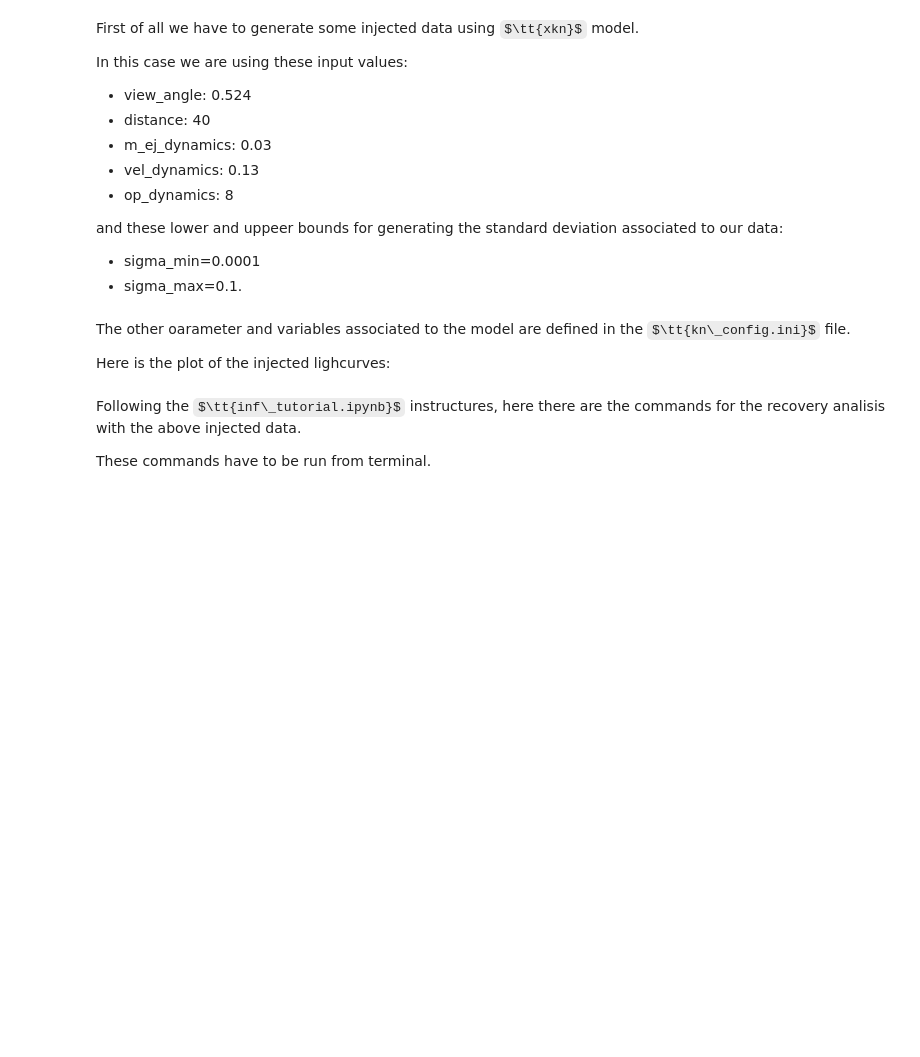
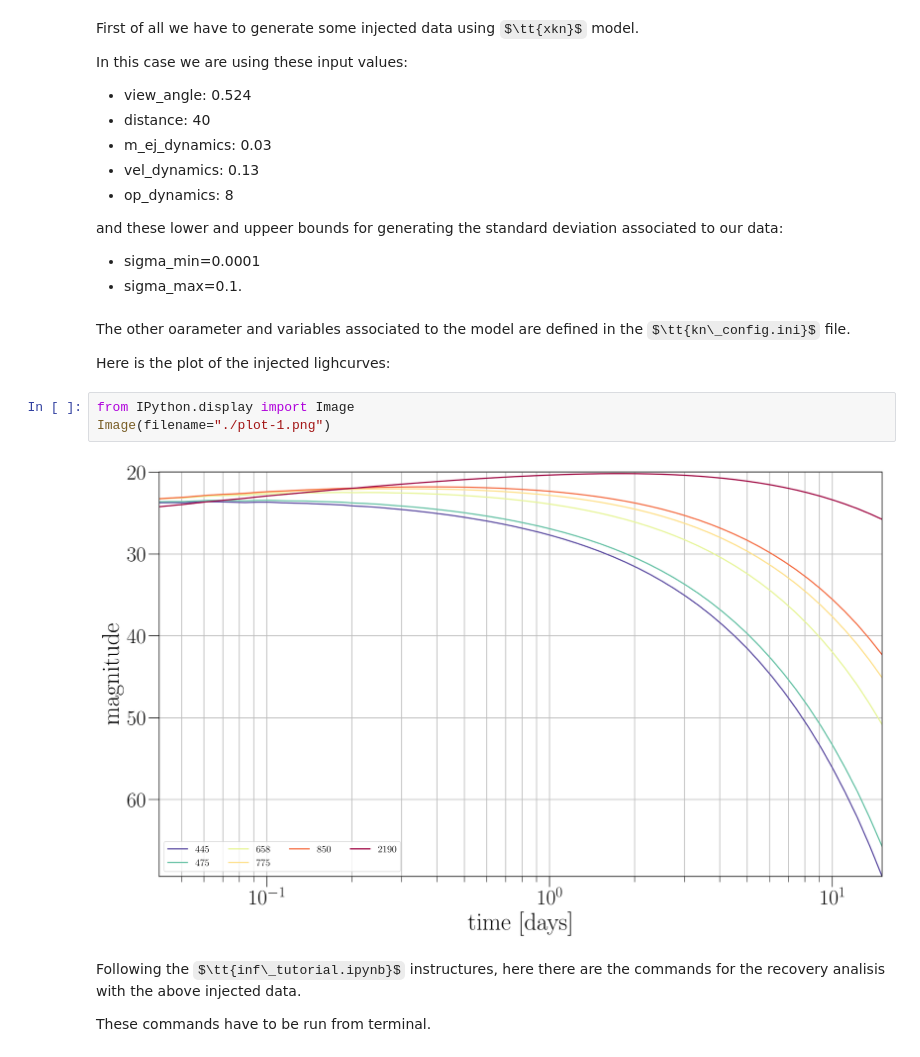
Before and after one commit to huezgiulia/bajes, a Jupyter notebook: docs/example_injection_recovery_with_Xkn/recovery.ipynb, the cells around one changed output. Saved outputs shown, nothing was run; the diff lists cells and outputs as text; some formulas as TeX source; blank space fills up the shorter version.

```diff
--- a/docs/example_injection_recovery_with_Xkn/recovery.ipynb
+++ b/docs/example_injection_recovery_with_Xkn/recovery.ipynb
@@ -17,6 +17,11 @@ and these lower and uppeer bounds for generating the standard deviation associat
 The other oarameter and variables associated to the model are defined in the $\tt{kn\_config.ini}$ file.
 
 Here is the plot of the injected lighcurves:
+# %%
+from IPython.display import Image
+Image(filename="./plot-1.png")
+# %% [output]
+[figure, added]
 # %% [markdown]
 Following the $\tt{inf\_tutorial.ipynb}$ instructures, here there are the commands for the recovery analisis with the above injected data.
 
```
